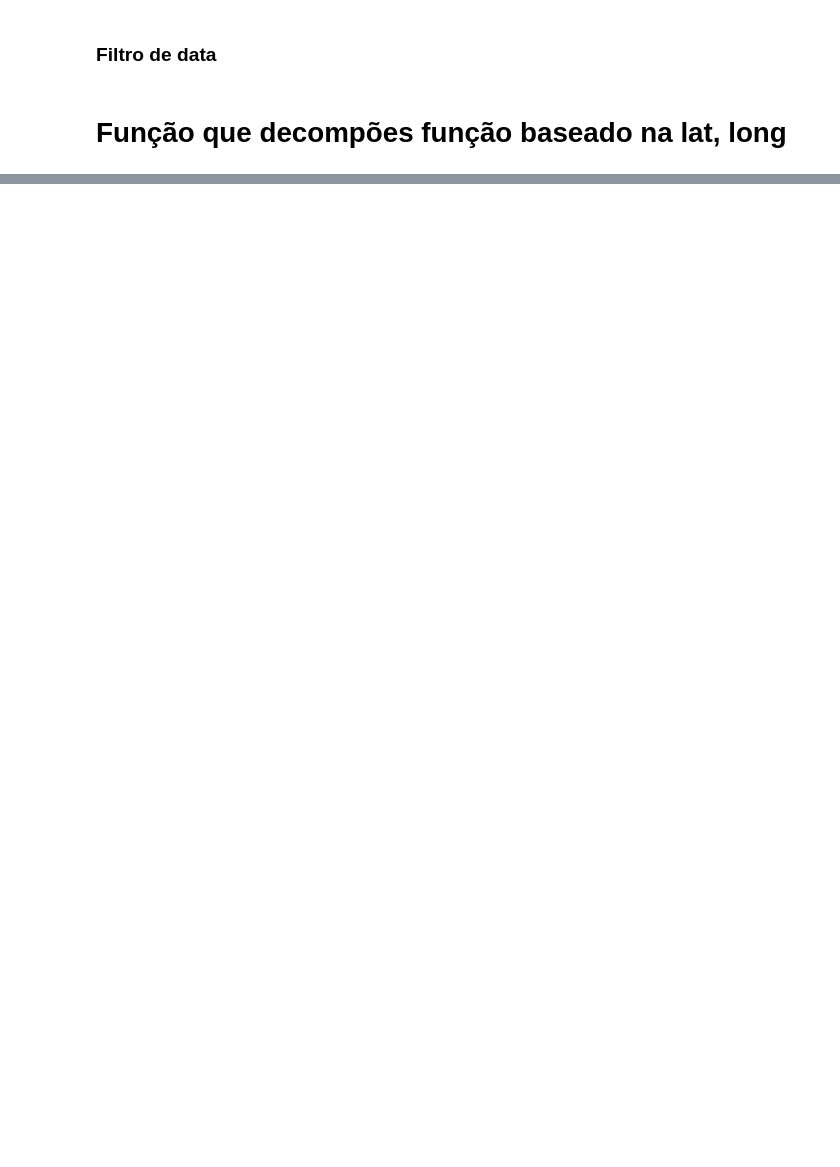
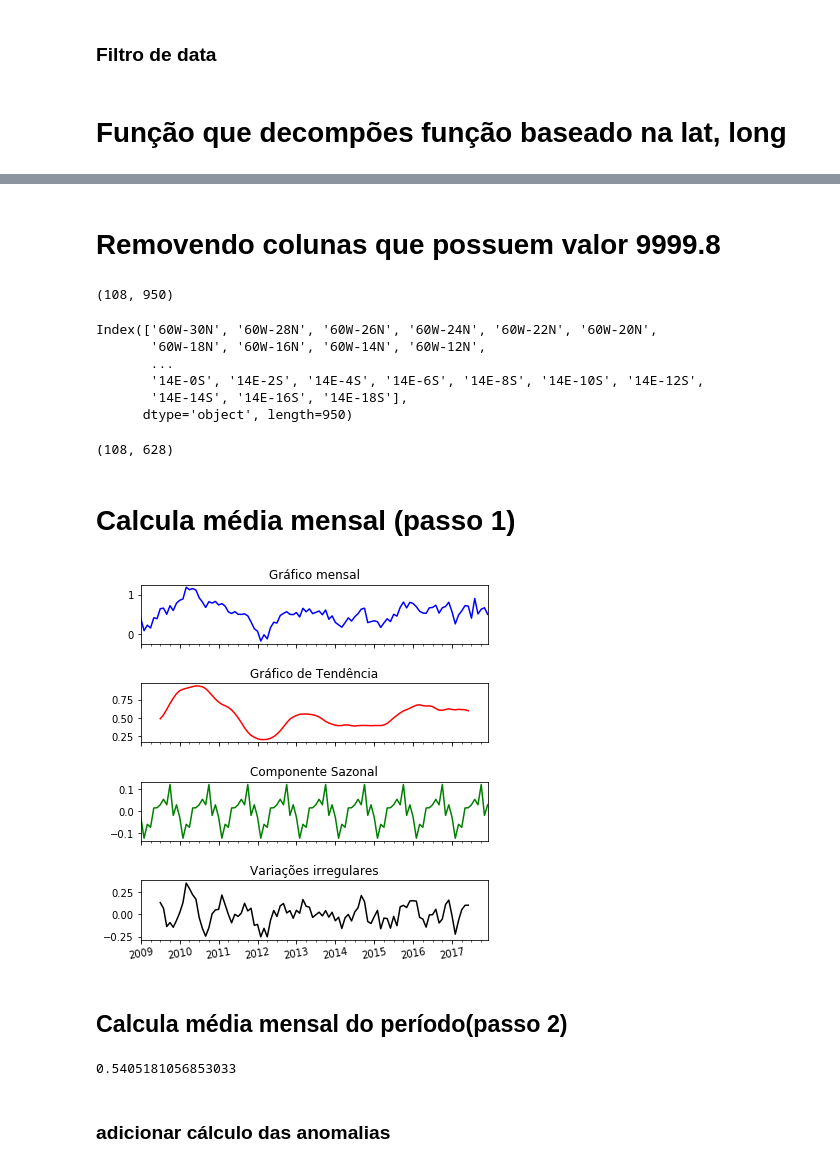
Before and after one commit to tiagotele/experimentos_oceanografia, a Jupyter notebook: Nova anomalia.ipynb, the cells around one changed output, grey strips where cells are left out. Cells and saved outputs as stored; diff of their text form; code cells hidden in the pictures; blank space fills up the shorter version.

Commit message:
Realizando passos da conversa com prof Geraldo

```diff
--- a/Nova anomalia.ipynb
+++ b/Nova anomalia.ipynb
@@ -240,0 +224,15 @@ monta_grafico_de_decomposicao('34W-16S')
+# %% [markdown]
+# Removendo colunas que possuem valor 9999.8
+# %%
+funceme_df.shape
+# %% [output]
+(108, 950)
+# %%
+funceme_df.columns
+# %% [output]
+Index(['60W-30N', '60W-28N', '60W-26N', '60W-24N', '60W-22N', '60W-20N',
+       '60W-18N', '60W-16N', '60W-14N', '60W-12N',
+       ...
+       '14E-0S', '14E-2S', '14E-4S', '14E-6S', '14E-8S', '14E-10S', '14E-12S',
+       '14E-14S', '14E-16S', '14E-18S'],
+      dtype='object', length=950)
@@ -240,0 +243,6 @@ monta_grafico_de_decomposicao('34W-16S')
+# %%
+funceme_df.shape
+# %% [output]
+(108, 628)
+# %% [markdown]
+# Calcula média mensal (passo 1)
@@ -240,0 +255,13 @@ monta_grafico_de_decomposicao('34W-16S')
+# %%
+monta_grafico_de_decomposicao('media')
+# %% [output]
+[figure, added]
+# %% [markdown]
+## Calcula média mensal do período(passo 2)
+# %%
+anomalias_mensais = funceme_df['media']
+media_das_medias = (reduce(lambda x,y: x+y,anomalias_mensais)/len(anomalias_mensais))
+# %% [output]
+0.5405181056853033
+# %% [markdown]
+### adicionar cálculo das anomalias
```
Also changed, not shown: parts of 23 cells of this notebook, 1 other file.
